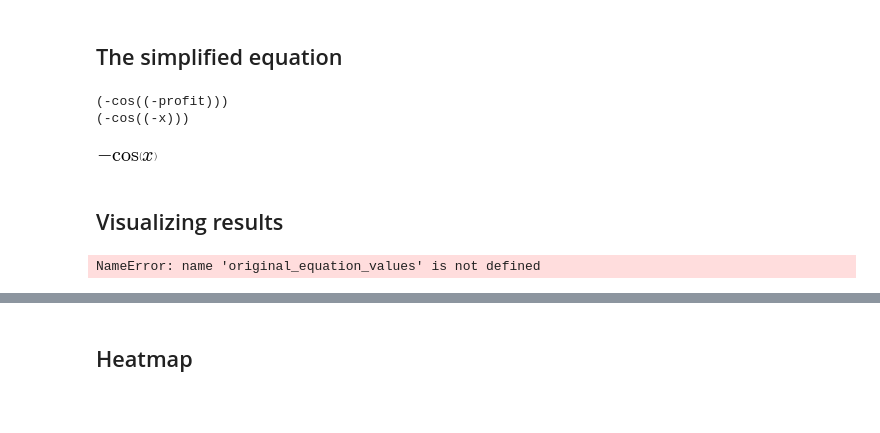
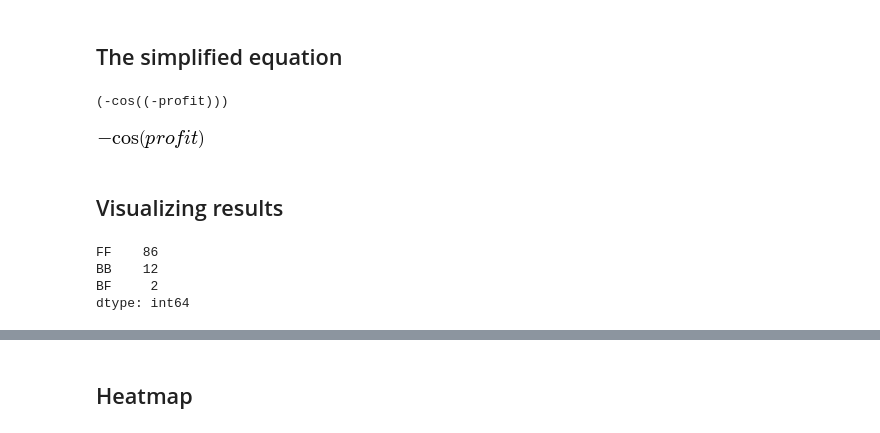
Before and after one commit to szebenyib/thesis, a Jupyter notebook: Thesis.ipynb, the cells around one changed output, grey strips where cells are left out. Cells and saved outputs as stored; diff of their text form; code cells hidden in the pictures; blank space fills up the shorter version.

Commit message:
T: added classification information to companies dataframe, added classification table presentation. Moved out classify to a function. Added CUTOFF to evo (evosettings now accepts unknown keys too).

```diff
--- a/Thesis.ipynb
+++ b/Thesis.ipynb
@@ -341,11 +378,12 @@ def main(evo=None, verbose=False, checkpoint=None):
 seed = 64
 evo = Evo({'CXPB': 0.3,
             'MUTPB': 0.1,
-            'NGEN': 50,
+            'NGEN': 5,
             'N': 400,
             'FREQ_OF_CHECKPOINTS': 10,
             'PATIENCE': 10,
-            'SEED': seed})
+            'SEED': seed,
+            'CUTOFF': 0.5})
 checkpoint = 'checkpoints/evo_ngen0050_n400_g0030_281aa092.pkl'
 if __name__ == "__main__":
     population, logbook, hall_of_fame, original_matrix = main(
@@ -427,6 +465,7 @@ Image('tree.png')
 ## The simplified equation
 # %%
 profit = Symbol('profit')
+debt = Symbol('debt')
 operator_dict = {
     "add": "+",
     "sub": "-",
@@ -436,42 +475,36 @@ operator_dict = {
     "sin": "sin",
     "cos": "cos",
 }
-x = Symbol('x')
-toparse = 'neg(cos(neg(x)))'
 parser = EquationParser(variables=('profit', 'debt', 'x'),
                         operators=operator_dict)
 equation = parser.parse_equation(str(individual))
 print equation
-equation = parser.parse_equation(toparse)
-print equation
 # %% [output]
 (-cos((-profit)))
-(-cos((-x)))
 # %%
 sympy_equation = parse_expr(equation)
 # %%
 init_printing(use_unicode=True)
-cancel(sympy_equation)
+sympy_equation = cancel(sympy_equation)
+sympy_equation
 # %% [output]
-[figure, old version]
+[figure, new version]
 # %%
 init_printing(pretty_print=False)
 # %% [markdown]
 ## Visualizing results
-# %%
-estimated_equation = cancel(sympy_equation)
-from_to = np.linspace(-5, 5, 100, endpoint=True)
-#original_equation_values = map(original_equation, from_to)
-estimated_equation_lambdified = lambdify(x, estimated_equation, "numpy")
-estimated_equation_values = estimated_equation_lambdified(from_to)
-
-plt.plot(from_to, original_equation_values, color="green", linewidth=1.2,
-     label="Original equation")
-plt.plot(from_to, estimated_equation_values, color="purple", linewidth=1.2,
-     label="Estimated equation")
-#fill_between(generations, minimums, maximums, color="green",
-#             alpha=0.1)
-plt.legend(loc='upper center')
-plt.title('Estimated vs. original equation');
-# %% [output]
-NameError: name 'original_equation_values' is not defined
+# %%
+#Cutoff may be set to a different value for the classification if needed
+cutoff = evo.get('CUTOFF')
+companies['predicted'] = companies.apply(lambda row: sympy_equation.subs(
+        [(profit, row['profit']),
+         (debt, row['debt'])]).evalf(3) > cutoff, axis=1)
+companies['classification'] = companies.apply(lambda row: classify(
+    row['bankrupt'],
+    row['predicted']), axis=1)
+companies['classification'].value_counts()
+# %% [output]
+FF    86
+BB    12
+BF     2
+dtype: int64
```
Also changed, not shown: parts of 19 cells of this notebook, 1 other file.
